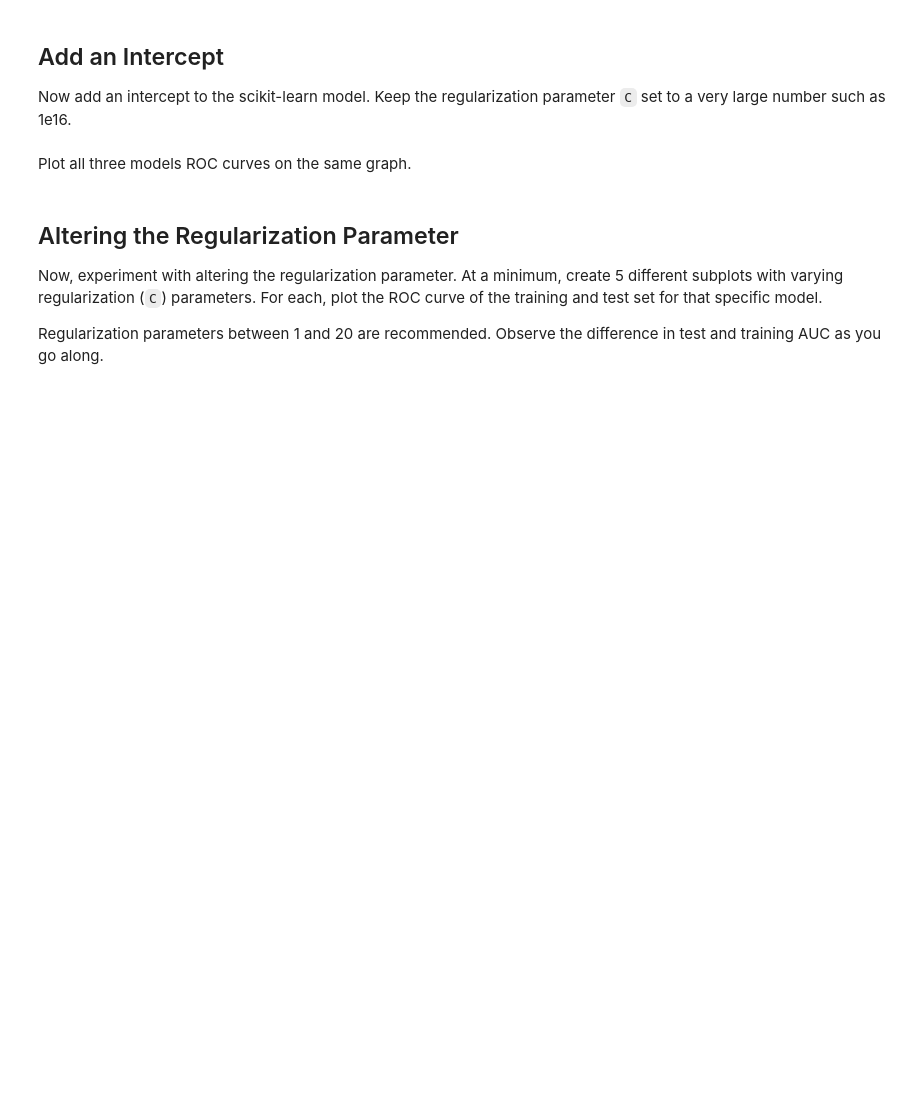
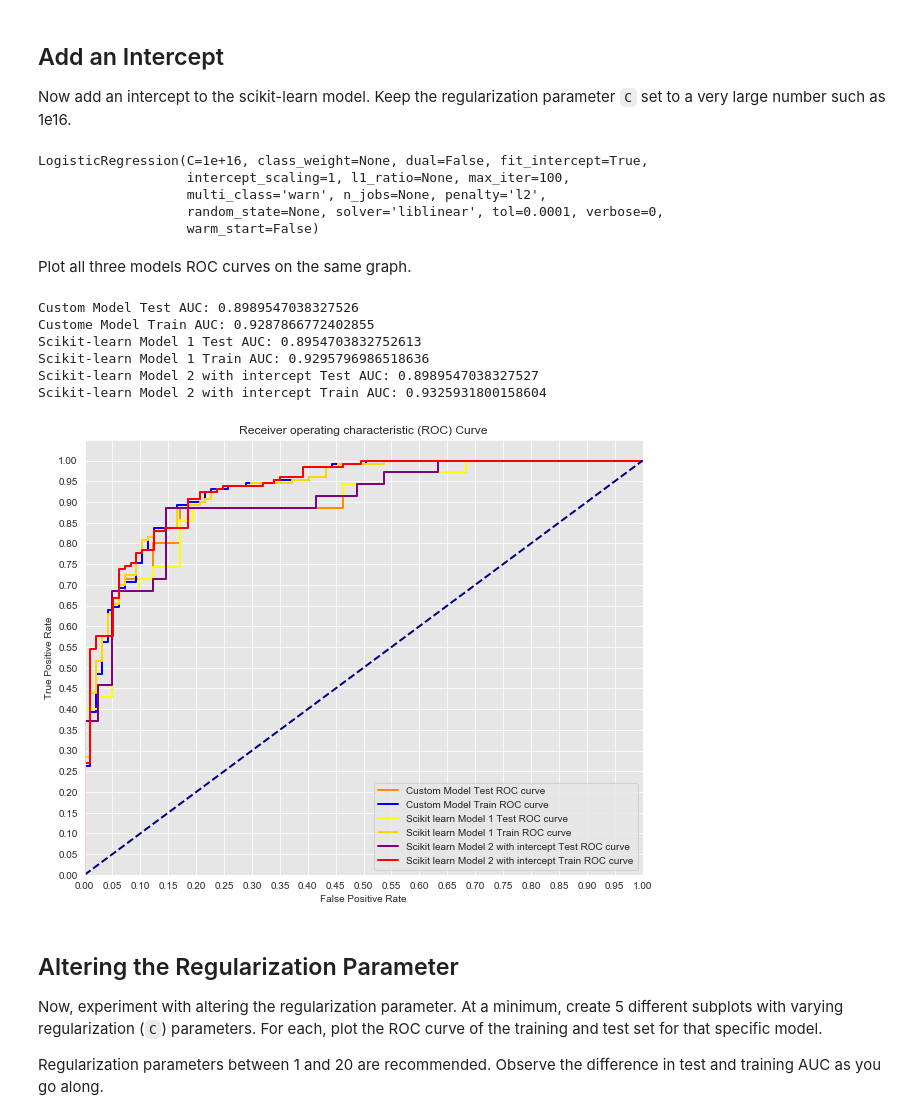
Before and after one commit to poariston/dsc-logistic-regression-model-comparisons-lab-online-ds-sp-000, a Jupyter notebook: index.ipynb, the cells around one changed output. Drawn from its saved outputs; the diff is of its cells as text; code cells hidden in the pictures; blank space fills up the shorter version.

```diff
--- a/index.ipynb
+++ b/index.ipynb
@@ -347,7 +382,14 @@ plt.show()
 Now add an intercept to the scikit-learn model. Keep the regularization parameter `C` set to a very large number such as 1e16.
 # %%
 # Create new model
-logregi = None
+logregi = LogisticRegression(fit_intercept=True, C=1e16, solver='liblinear')
+logregi.fit(X_train, y_train)
+# %% [output]
+LogisticRegression(C=1e+16, class_weight=None, dual=False, fit_intercept=True,
+                   intercept_scaling=1, l1_ratio=None, max_iter=100,
+                   multi_class='warn', n_jobs=None, penalty='l2',
+                   random_state=None, solver='liblinear', tol=0.0001, verbose=0,
+                   warm_start=False)
 # %% [markdown]
 Plot all three models ROC curves on the same graph.
 # %%
@@ -369,8 +411,8 @@ plt.plot(train_fpr, train_tpr, color='blue',
 
 
 # Second model plots
-y_test_score = logreg.decision_function(X_test)
-y_train_score = logreg.decision_function(X_train)
+y_test_score = regr.decision_function(X_test)
+y_train_score = regr.decision_function(X_train)
 
 test_fpr, test_tpr, test_thresholds = roc_curve(y_test, y_test_score)
 train_fpr, train_tpr, train_thresholds = roc_curve(y_train, y_train_score)
@@ -383,35 +425,43 @@ plt.plot(test_fpr, test_tpr, color='yellow',
          lw=lw, label='Scikit learn Model 1 Test ROC curve')
 plt.plot(train_fpr, train_tpr, color='gold',
          lw=lw, label='Scikit learn Model 1 Train ROC curve')
 
 
 # Third model plots
-y_test_score = None
-y_train_score = None
+y_test_score = logregi.decision_function(X_test)
+y_train_score = logregi.decision_function(X_train)
 
 test_fpr, test_tpr, test_thresholds = roc_curve(y_test, y_test_score)
 train_fpr, train_tpr, train_thresholds = roc_curve(y_train, y_train_score)
 
 print('Scikit-learn Model 2 with intercept Test AUC: {}'.format(auc(test_fpr, test_tpr)))
 print('Scikit-learn Model 2 with intercept Train AUC: {}'.format(auc(train_fpr, train_tpr)))
 
 
 plt.plot(test_fpr, test_tpr, color='purple',
          lw=lw, label='Scikit learn Model 2 with intercept Test ROC curve')
 plt.plot(train_fpr, train_tpr, color='red',
          lw=lw, label='Scikit learn Model 2 with intercept Train ROC curve')
 
 # Formatting
 plt.plot([0, 1], [0, 1], color='navy', lw=lw, linestyle='--')
 plt.xlim([0.0, 1.0])
 plt.ylim([0.0, 1.05])
 plt.yticks([i/20.0 for i in range(21)])
 plt.xticks([i/20.0 for i in range(21)])
 plt.xlabel('False Positive Rate')
 plt.ylabel('True Positive Rate')
 plt.title('Receiver operating characteristic (ROC) Curve')
 plt.legend(loc="lower right")
 plt.show()
+# %% [output]
+Custom Model Test AUC: 0.8989547038327526
+Custome Model Train AUC: 0.9287866772402855
+Scikit-learn Model 1 Test AUC: 0.8954703832752613
+Scikit-learn Model 1 Train AUC: 0.9295796986518636
+Scikit-learn Model 2 with intercept Test AUC: 0.8989547038327527
+Scikit-learn Model 2 with intercept Train AUC: 0.9325931800158604
+[figure, added]
 # %% [markdown]
 ## Altering the Regularization Parameter
 
```
Also changed, not shown: parts of 9 cells of this notebook.
